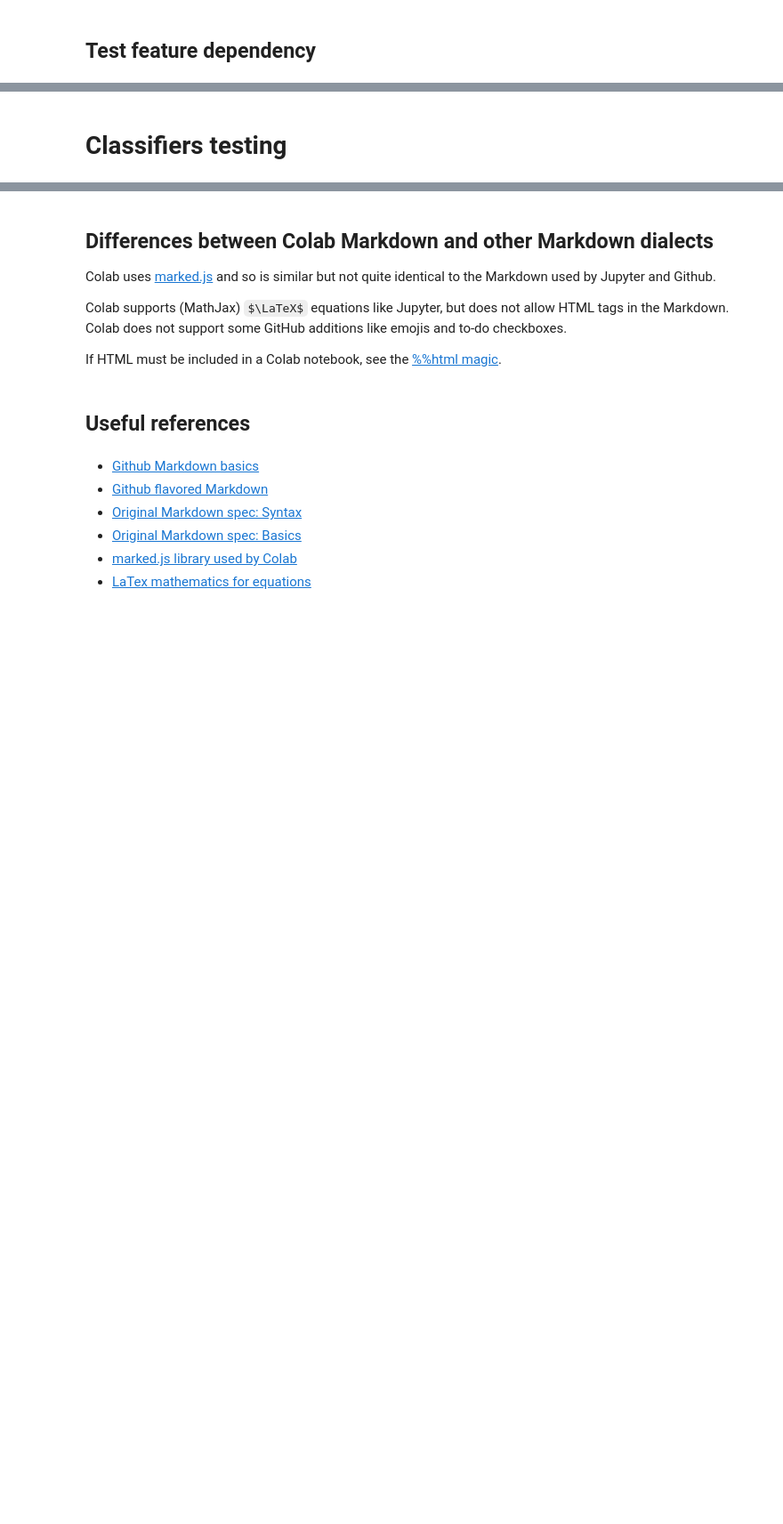
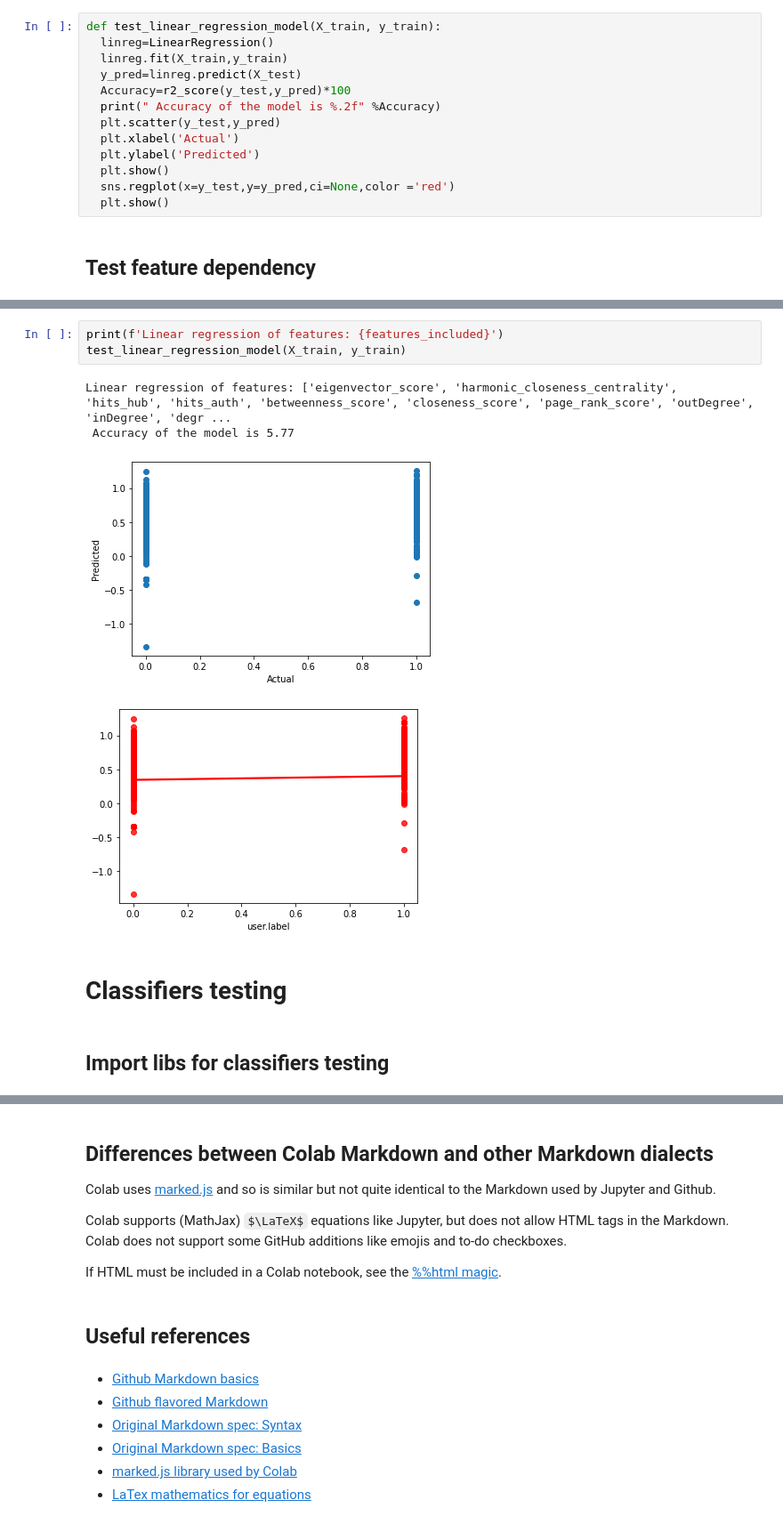
Before and after one commit to Patric/fkd-gs, a Jupyter notebook: notebooks/FakeNewsDetectionGraphSolutions.ipynb, the cells around one changed output, grey strips where cells are left out. Shown at 89% size. Cells and saved outputs as stored; diff of their text form; some formulas as TeX source; blank space fills up the shorter version.

```diff
--- a/notebooks/FakeNewsDetectionGraphSolutions.ipynb
+++ b/notebooks/FakeNewsDetectionGraphSolutions.ipynb
@@ -226,6 +227,19 @@ def split_into_X_y(data_frame, dependent_variables_list, independend_variable):
   y = data_frame[independend_variable]
 
   return X, y
+# %%
+def test_linear_regression_model(X_train, y_train):
+  linreg=LinearRegression()
+  linreg.fit(X_train,y_train)
+  y_pred=linreg.predict(X_test)
+  Accuracy=r2_score(y_test,y_pred)*100
+  print(" Accuracy of the model is %.2f" %Accuracy)
+  plt.scatter(y_test,y_pred)
+  plt.xlabel('Actual')
+  plt.ylabel('Predicted')
+  plt.show()
+  sns.regplot(x=y_test,y=y_pred,ci=None,color ='red')
+  plt.show()
 # %% [markdown]
 ## Test feature dependency
 # %%
@@ -255,2 +272,12 @@ TypeError: ignored
+# %%
+print(f'Linear regression of features: {features_included}')
+test_linear_regression_model(X_train, y_train)
+# %% [output]
+Linear regression of features: ['eigenvector_score', 'harmonic_closeness_centrality', 'hits_hub', 'hits_auth', 'betweenness_score', 'closeness_score', 'page_rank_score', 'outDegree', 'inDegree', 'degr ...
+ Accuracy of the model is 5.77
+[figure, added]
+[figure, added]
 # %% [markdown]
 # Classifiers testing
+# %% [markdown]
+## Import libs for classifiers testing
```
Also changed, not shown: parts of 11 cells of this notebook.
